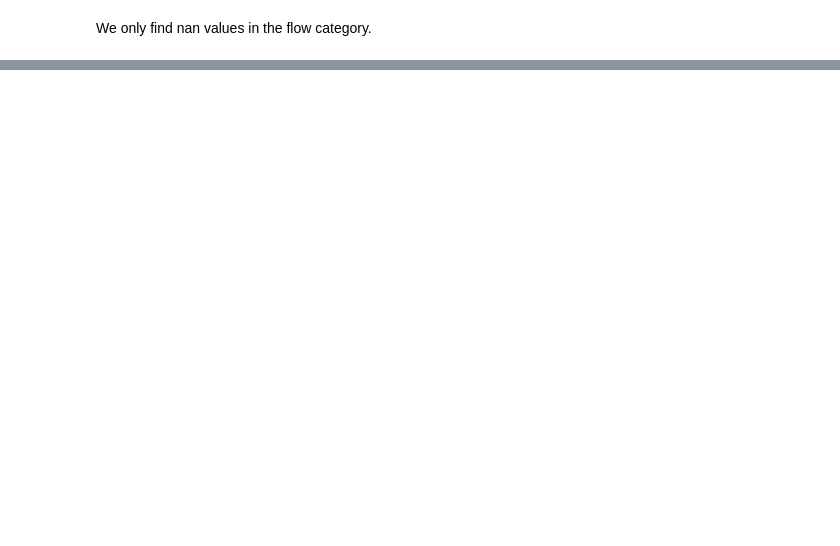
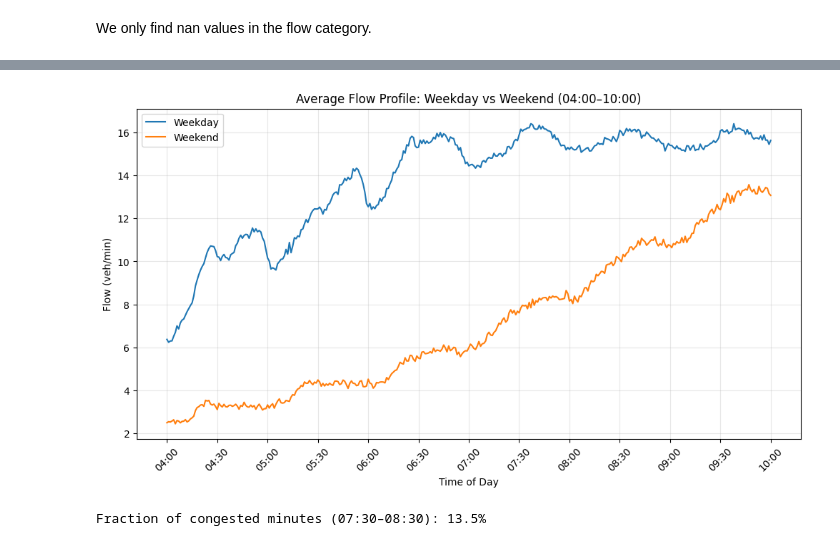
Before and after one commit to marcusflygar1-hash/AH2179_Project, a Jupyter notebook: Project.ipynb, the cells around one changed output, grey strips where cells are left out. Cells and saved outputs as stored; diff of their text form; code cells hidden in the pictures; blank space fills up the shorter version.

Commit message:
added some visualisations to understand the data better.

```diff
--- a/Project.ipynb
+++ b/Project.ipynb
@@ -122,0 +209,44 @@ print(f'There is congestion at the avg. speed of: {cong_th} [km/h]')
+# %%
+#minute of day
+tds["minute_of_day"] = tds["datetime"].dt.hour*60 + tds["datetime"].dt.minute
+
+# Group by weekend flag and minute of day
+avg_profile = tds.groupby(["is_weekend","minute_of_day"]).agg({
+    "FLOW":"mean",
+    "SPEED_MS_AVG":"mean"
+}).reset_index()
+
+# We do not have data for anything outside 04:00 - 10:00, so it is removed.
+avg_profile = avg_profile[(avg_profile["minute_of_day"] >= 240) & (avg_profile["minute_of_day"] <= 600)]
+
+# Plot FLOW profiles
+plt.figure(figsize=(12,6))
+for wflag, label in [(0,"Weekday"), (1,"Weekend")]:
+    subset = avg_profile[avg_profile["is_weekend"]==wflag]
+    plt.plot(subset["minute_of_day"], subset["FLOW"], label=label)
+
+# X-axis in hh:mm formate for interpretability.
+xticks = np.arange(240, 601, 30)  # 30 minute "intervals"
+xtick_labels = [f"{h:02d}:{m:02d}" for h,m in [(t//60, t%60) for t in xticks]]
+plt.xticks(xticks, xtick_labels, rotation=45)
+
+plt.title("Average Flow Profile: Weekday vs Weekend (04:00–10:00)")
+plt.xlabel("Time of Day")
+plt.ylabel("Flow (veh/min)")
+plt.legend()
+plt.grid(alpha=0.3)
+plt.show()
+# %% [output]
+[figure, added]
+# %%
+#congested minutes
+tds["is_congested"] = (tds["SPEED_MS_AVG"]*3.6 <= cong_th).astype(int)
+
+# morning peak
+tds_peak = tds[(tds["datetime"].dt.hour==7) & (tds["datetime"].dt.minute>=30) |
+               (tds["datetime"].dt.hour==8) & (tds["datetime"].dt.minute<=30)]
+
+cong_rate = tds_peak["is_congested"].mean()
+print(f"Fraction of congested minutes (07:30–08:30): {cong_rate:.1%}")
+# %% [output]
+Fraction of congested minutes (07:30–08:30): 13.5%
```
Also changed, not shown: parts of 13 cells of this notebook.
